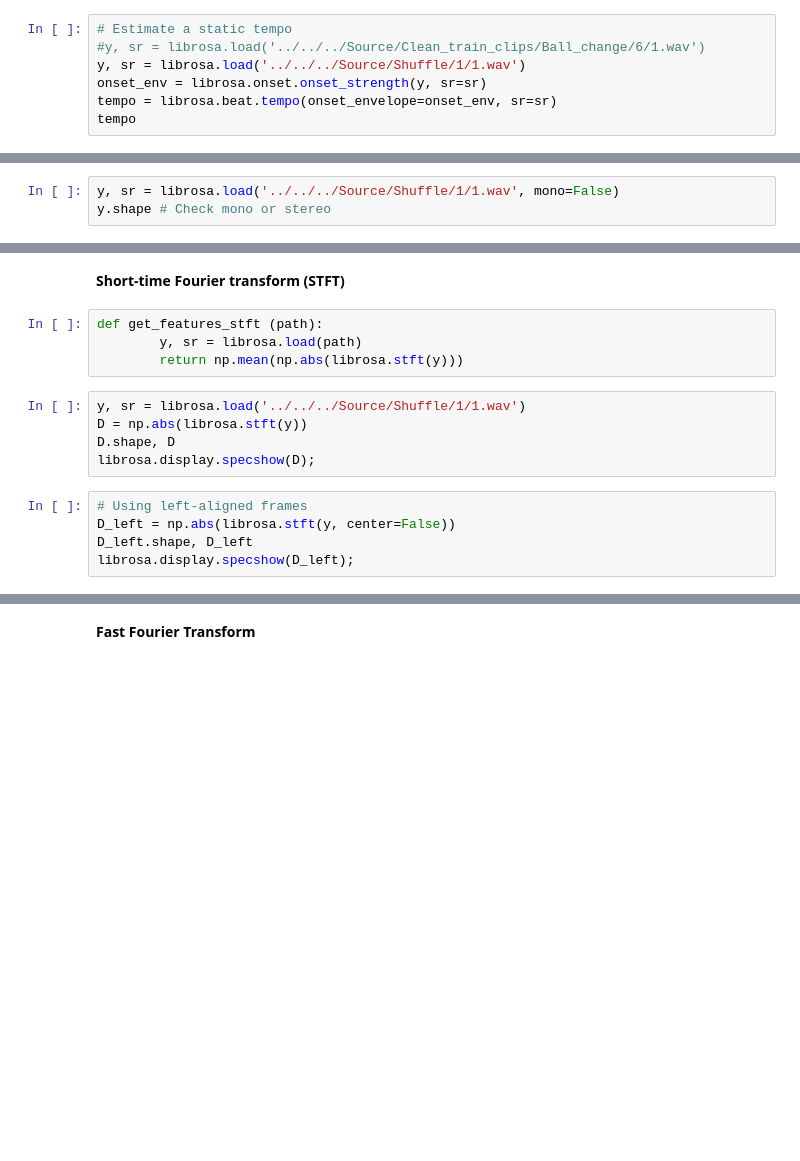
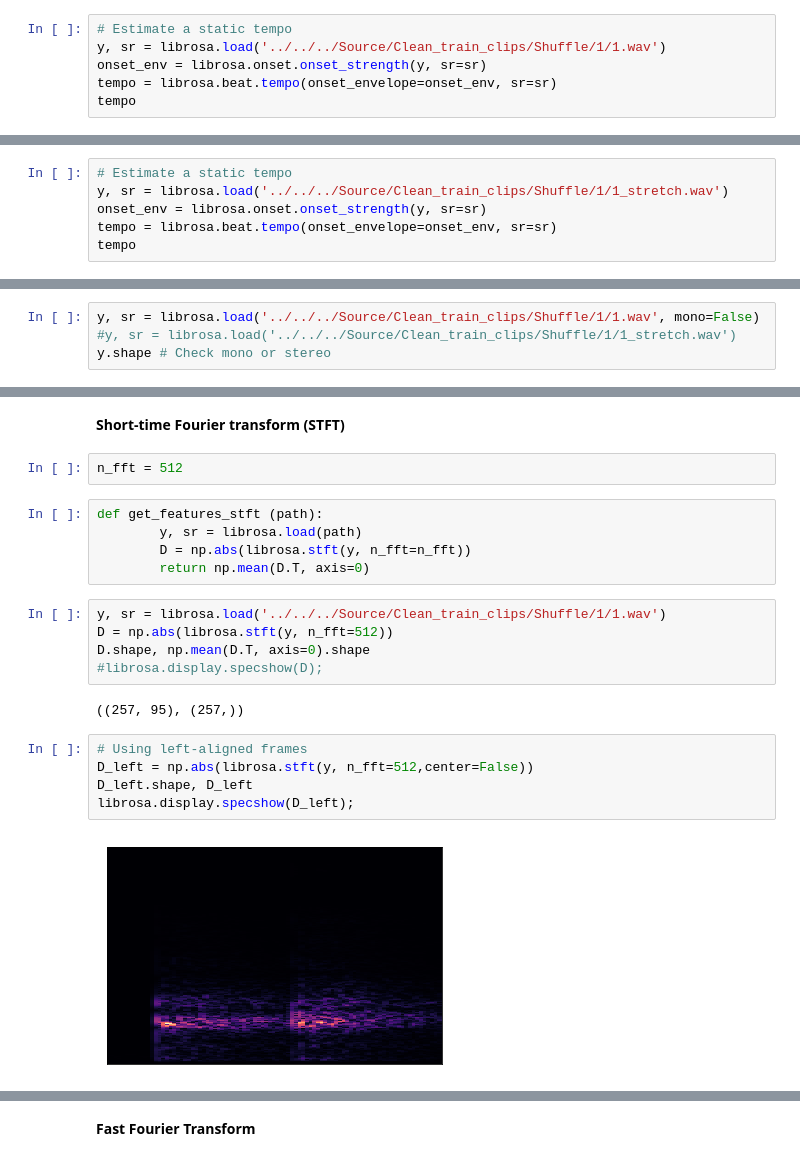
Before and after one commit to KatieBSC/TapDanceDecoder, a Jupyter notebook: notebooks/Feature_Extraction_audio.ipynb, the cells around one changed output, grey strips where cells are left out. Drawn from its saved outputs; the diff is of its cells as text; blank space fills up the shorter version.

Commit message:
All data reserve step, fixed stft function
prior to data_augmentation

```diff
--- a/notebooks/Feature_Extraction_audio.ipynb
+++ b/notebooks/Feature_Extraction_audio.ipynb
@@ -47,10 +47,15 @@ array([ 86.1328125 ,  86.1328125 ,  86.1328125 , ..., 112.34714674,
 Now with short, tap sample.
 # %%
 # Estimate a static tempo
-#y, sr = librosa.load('../../../Source/Clean_train_clips/Ball_change/6/1.wav')
-y, sr = librosa.load('../../../Source/Shuffle/1/1.wav')
+y, sr = librosa.load('../../../Source/Clean_train_clips/Shuffle/1/1.wav')
 onset_env = librosa.onset.onset_strength(y, sr=sr)
 tempo = librosa.beat.tempo(onset_envelope=onset_env, sr=sr)
 tempo
 # %% [output]
 array([258.3984375])
+# %%
+# Estimate a static tempo
+y, sr = librosa.load('../../../Source/Clean_train_clips/Shuffle/1/1_stretch.wav')
+onset_env = librosa.onset.onset_strength(y, sr=sr)
+tempo = librosa.beat.tempo(onset_envelope=onset_env, sr=sr)
+tempo
@@ -59,6 +66,7 @@ array([258.3984375])
 # %% [markdown]
 ### Other (maybe useful) stuff from librosa
 # %%
-y, sr = librosa.load('../../../Source/Shuffle/1/1.wav', mono=False)
+y, sr = librosa.load('../../../Source/Clean_train_clips/Shuffle/1/1.wav', mono=False)
+#y, sr = librosa.load('../../../Source/Clean_train_clips/Shuffle/1/1_stretch.wav')
 y.shape # Check mono or stereo
 # %% [output]
@@ -71,19 +79,26 @@ librosa.core.get_duration(y =y, sr=sr) # Get duration in seconds
 ## Trying out new features
 # %% [markdown]
 **Short-time Fourier transform (STFT)**
+# %%
+n_fft = 512
 # %%
 def get_features_stft (path):
         y, sr = librosa.load(path)
-        return np.mean(np.abs(librosa.stft(y)))
+        D = np.abs(librosa.stft(y, n_fft=n_fft))
+        return np.mean(D.T, axis=0)
 # %%
-y, sr = librosa.load('../../../Source/Shuffle/1/1.wav')
-D = np.abs(librosa.stft(y))
-D.shape, D
-librosa.display.specshow(D);
+y, sr = librosa.load('../../../Source/Clean_train_clips/Shuffle/1/1.wav')
+D = np.abs(librosa.stft(y, n_fft=512))
+D.shape, np.mean(D.T, axis=0).shape
+#librosa.display.specshow(D);
+# %% [output]
+((257, 95), (257,))
 # %%
 # Using left-aligned frames
-D_left = np.abs(librosa.stft(y, center=False))
+D_left = np.abs(librosa.stft(y, n_fft=512,center=False))
 D_left.shape, D_left
 librosa.display.specshow(D_left);
+# %% [output]
+[figure, added]
 # %%
 # Using a shorter hop length
```
Also changed, not shown: parts of 16 cells of this notebook, 1 other file.
